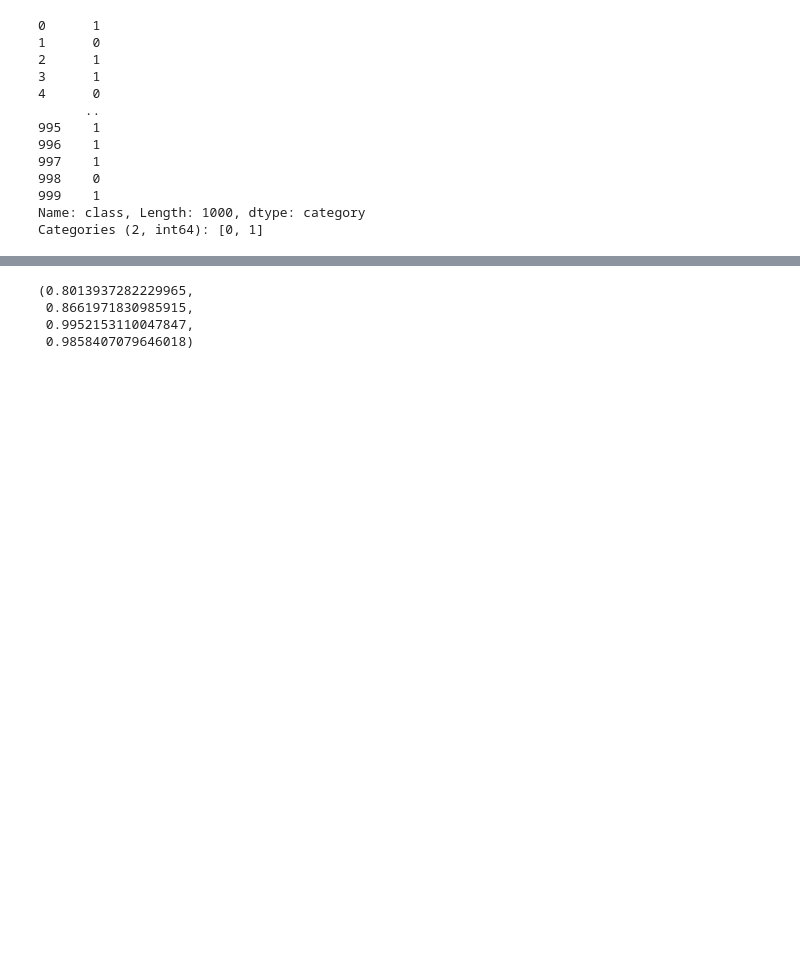
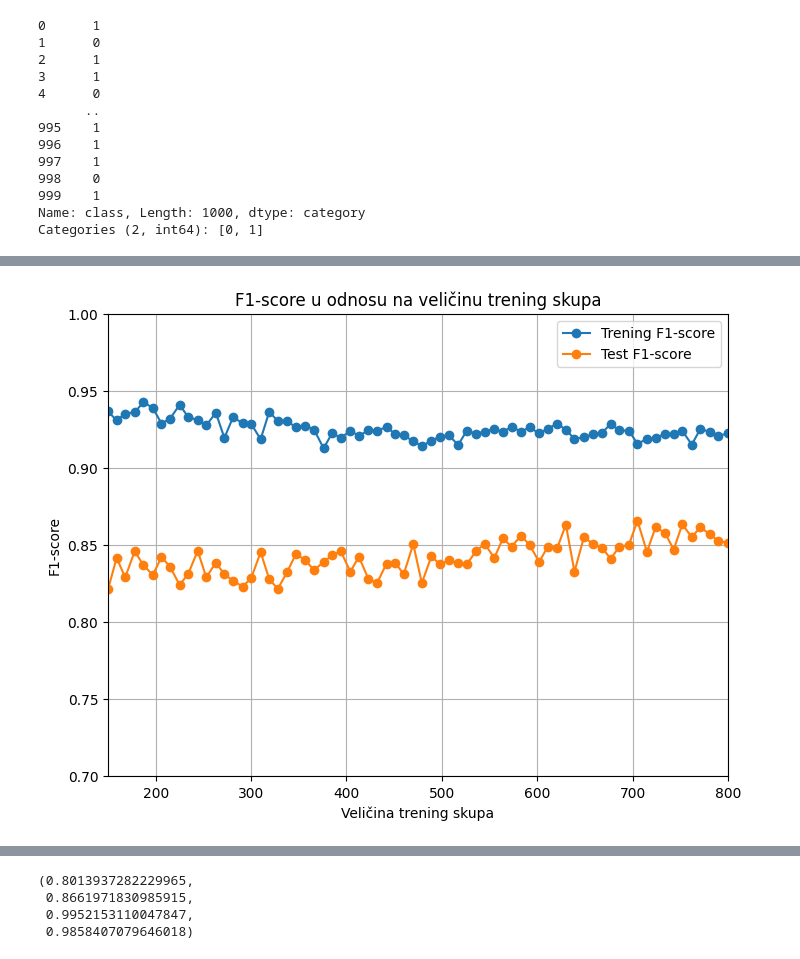
Before and after one commit to BogdanSliskovic/ML, a Jupyter notebook: Kredit.ipynb, the cells around one changed output, grey strips where cells are left out. Saved outputs shown, nothing was run; the diff lists cells and outputs as text; code cells hidden in the pictures; blank space fills up the shorter version.

```diff
--- a/Kredit.ipynb
+++ b/Kredit.ipynb
@@ -142,0 +181,8 @@ plt.show()
+# %%
+rf = Pipeline([
+    ('preprocessing', preprocessor),
+    ('model', RandomForestClassifier(n_estimators=50, random_state=42, max_depth=10, min_samples_split=5, min_samples_leaf=3, max_features='sqrt'))
+])
+rfcrtaj(rf)
+# %% [output]
+[figure, added]
```
Also changed, not shown: parts of 26 cells of this notebook.
